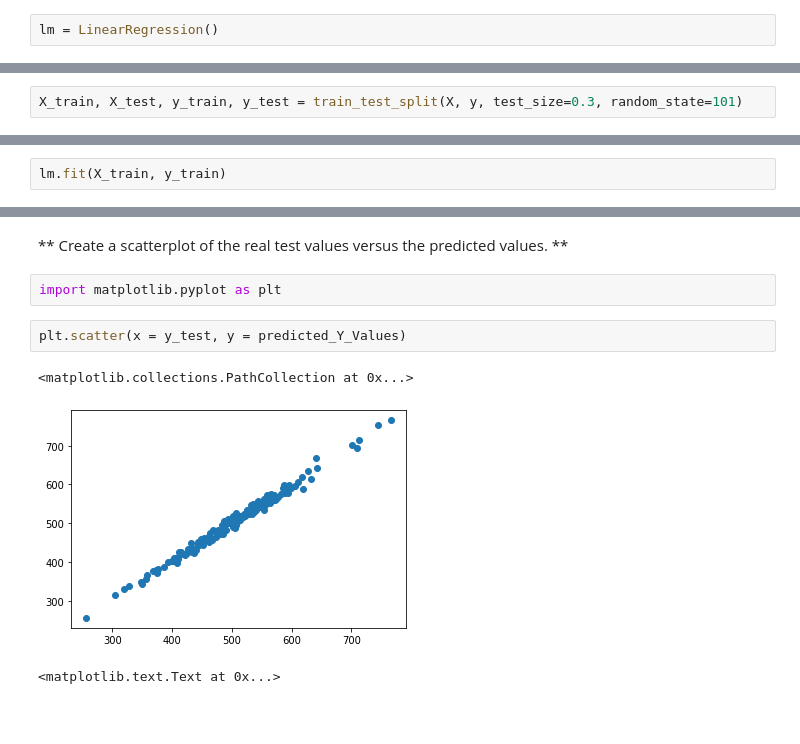
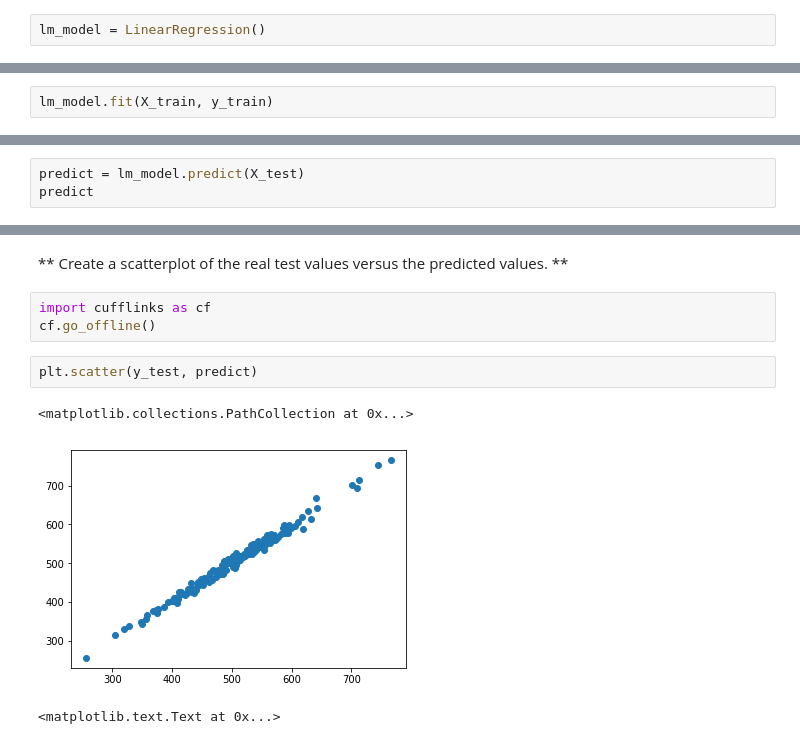
Before and after one commit to Berkat0789/Data_Analysis, a Jupyter notebook: review/CapstoneProjects/02-Linear Regression Project.ipynb, the cells around one changed output, grey strips where cells are left out. Cells and saved outputs as stored; diff of their text form; blank space fills up the shorter version.

```diff
--- a/review/CapstoneProjects/02-Linear Regression Project.ipynb
+++ b/review/CapstoneProjects/02-Linear Regression Project.ipynb
@@ -26,4 +151,4 @@ from sklearn.model_selection import train_test_split
 # %%
 from sklearn.linear_model import LinearRegression
 # %%
-lm = LinearRegression()
+lm_model = LinearRegression()
@@ -199,2 +154,0 @@ y = customer["Yearly Amount Spent"]
-# %%
-X_train, X_test, y_train, y_test = train_test_split(X, y, test_size=0.3, random_state=101)
@@ -211,3 +155,3 @@ Now its time to train our model on our training data!
 # %%
-lm.fit(X_train, y_train)
+lm_model.fit(X_train, y_train)
 # %% [output]
@@ -263,0 +182,3 @@ array([456.44186104, 402.72005312, 409.2531539 , 591.4310343 ,
+# %%
+predict = lm_model.predict(X_test)
+predict
@@ -264,12 +203,13 @@ array([456.44186104, 402.72005312, 409.2531539 , 591.4310343 ,
 # %% [markdown]
 ** Create a scatterplot of the real test values versus the predicted values. **
-# %%
-import matplotlib.pyplot as plt
+# %%
+import cufflinks as cf
+cf.go_offline()
 # %%
-plt.scatter(x = y_test, y = predicted_Y_Values)
+plt.scatter(y_test, predict)
 # %% [output]
 <matplotlib.collections.PathCollection at 0x...>
-[figure, old version]
+[figure, new version]
 # %%
 # %% [output]
 <matplotlib.text.Text at 0x...>
```
Also changed, not shown: parts of 80 cells of this notebook, 8 other files.
